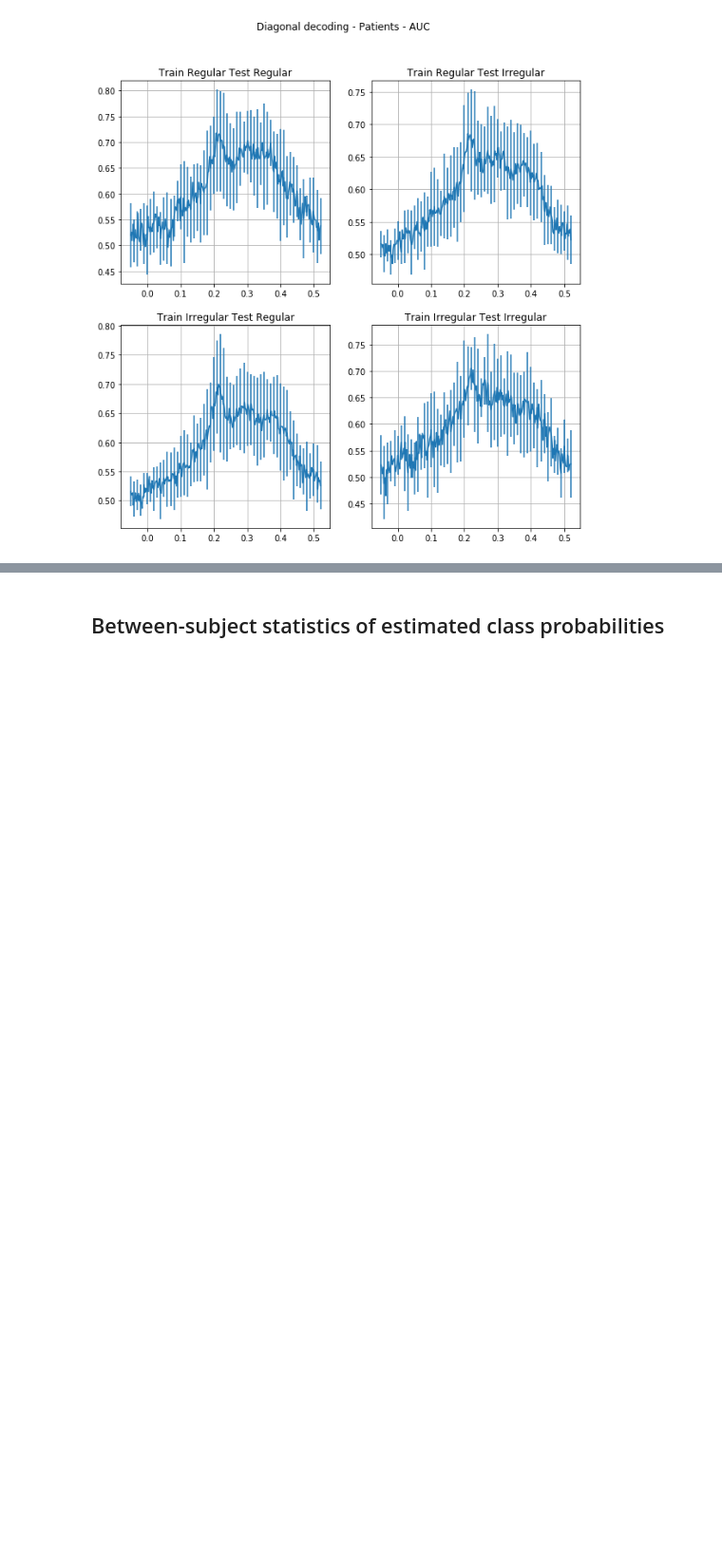
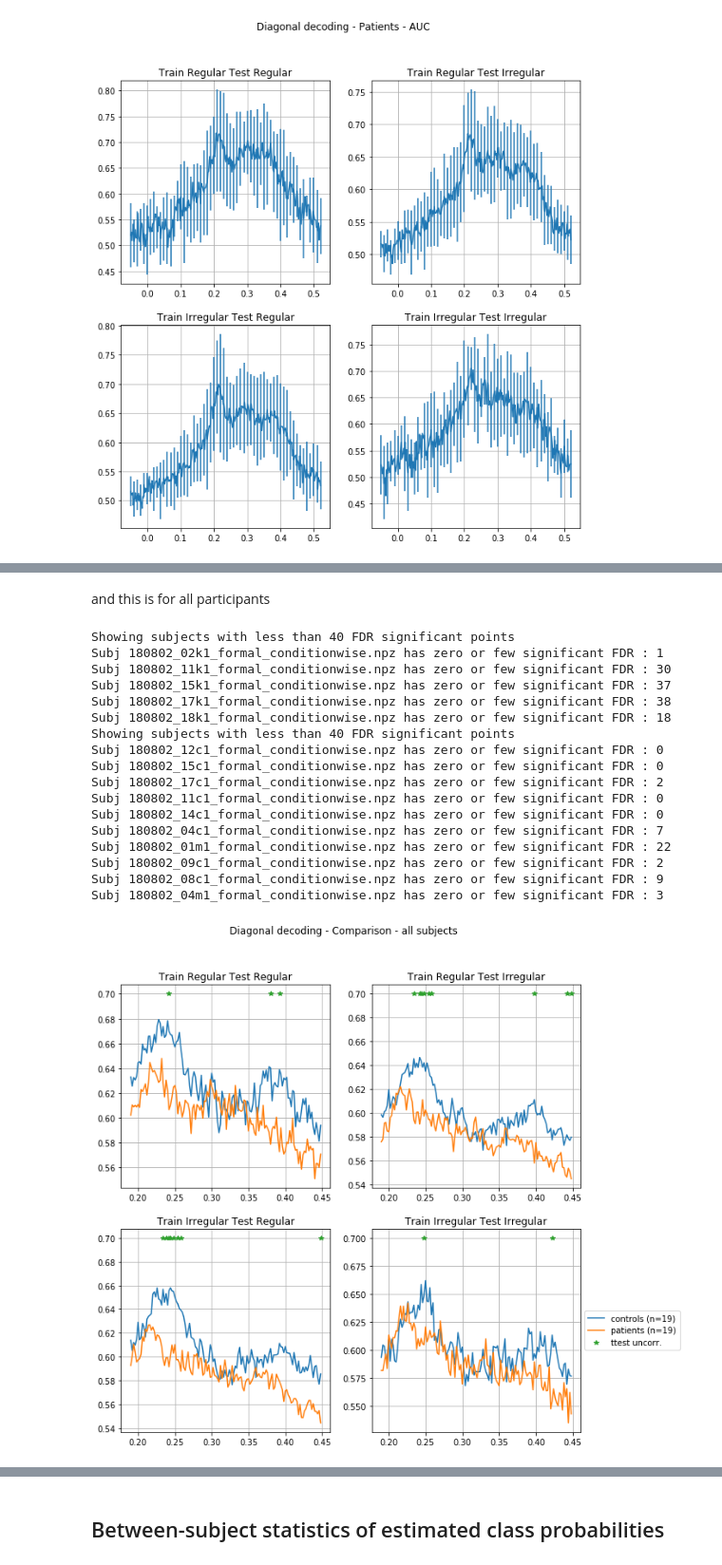
Before and after one commit to nicofarr/pd_osc_decoding, a Jupyter notebook: MNE-Statistics.ipynb, the cells around one changed output, grey strips where cells are left out. Shown at 95% size. Cells and saved outputs as stored; diff of their text form; code cells hidden in the pictures; blank space fills up the shorter version.

```diff
--- a/MNE-Statistics.ipynb
+++ b/MNE-Statistics.ipynb
@@ -280,0 +326,25 @@ Uncomment the following lines to look at the same counts without FDR correction
+# %% [markdown]
+and this is for all participants
+# %%
+_,_,diag_ROC_controls_all = diagonal_group(controls_id,statspath,0.05,doplots=False,keepall=True)
+_,_,diag_ROC_patients_all = diagonal_group(patients_id,statspath,0.05,doplots=False,keepall=True)
+twogroups_fourplots(timevec,subtitles,diag_ROC_controls_all,diag_ROC_patients_all,'Comparison - all subjects',tstart=120,tend=250,ttest=True)
+# %% [output]
+Showing subjects with less than 40 FDR significant points
+Subj 180802_02k1_formal_conditionwise.npz has zero or few significant FDR : 1
+Subj 180802_11k1_formal_conditionwise.npz has zero or few significant FDR : 30
+Subj 180802_15k1_formal_conditionwise.npz has zero or few significant FDR : 37
+Subj 180802_17k1_formal_conditionwise.npz has zero or few significant FDR : 38
+Subj 180802_18k1_formal_conditionwise.npz has zero or few significant FDR : 18
+Showing subjects with less than 40 FDR significant points
+Subj 180802_12c1_formal_conditionwise.npz has zero or few significant FDR : 0
+Subj 180802_15c1_formal_conditionwise.npz has zero or few significant FDR : 0
+Subj 180802_17c1_formal_conditionwise.npz has zero or few significant FDR : 2
+Subj 180802_11c1_formal_conditionwise.npz has zero or few significant FDR : 0
+Subj 180802_14c1_formal_conditionwise.npz has zero or few significant FDR : 0
+Subj 180802_04c1_formal_conditionwise.npz has zero or few significant FDR : 7
+Subj 180802_01m1_formal_conditionwise.npz has zero or few significant FDR : 22
+Subj 180802_09c1_formal_conditionwise.npz has zero or few significant FDR : 2
+Subj 180802_08c1_formal_conditionwise.npz has zero or few significant FDR : 9
+Subj 180802_04m1_formal_conditionwise.npz has zero or few significant FDR : 3
+[figure, added]
```
Also changed, not shown: parts of 18 cells of this notebook.
